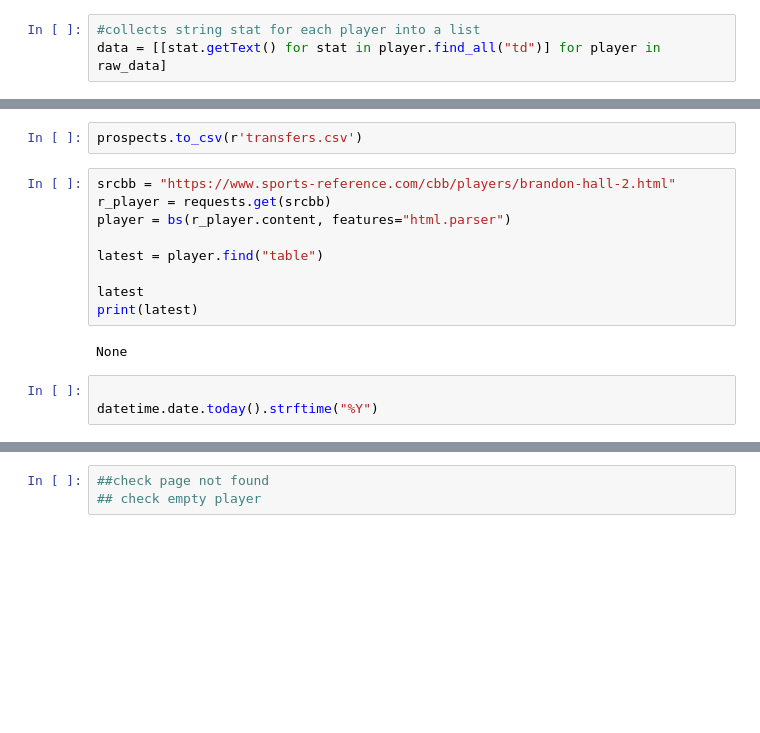
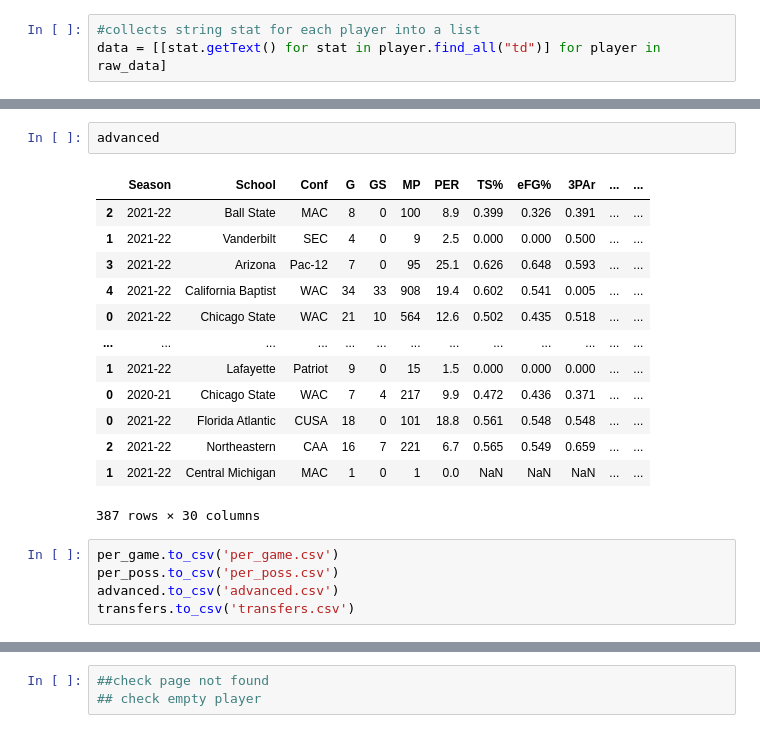
Before and after one commit to andrewli2403/ncaa-transfer-portal-evaluator, a Jupyter notebook: data_collector.ipynb, the cells around one changed output, grey strips where cells are left out. Drawn from its saved outputs; the diff is of its cells as text; blank space fills up the shorter version.

```diff
--- a/data_collector.ipynb
+++ b/data_collector.ipynb
@@ -195,16 +245,21 @@ prospects
+# %%
+advanced
+# %% [output]
+|  | Season | School | Conf | G | GS | MP | PER | TS% | eFG% | 3PAr | ... | ... |
+| 2 | 2021-22 | Ball State | MAC | 8 | 0 | 100 | 8.9 | 0.399 | 0.326 | 0.391 | ... | ... |
+| 1 | 2021-22 | Vanderbilt | SEC | 4 | 0 | 9 | 2.5 | 0.000 | 0.000 | 0.500 | ... | ... |
+| 3 | 2021-22 | Arizona | Pac-12 | 7 | 0 | 95 | 25.1 | 0.626 | 0.648 | 0.593 | ... | ... |
+| 4 | 2021-22 | California Baptist | WAC | 34 | 33 | 908 | 19.4 | 0.602 | 0.541 | 0.005 | ... | ... |
+| 0 | 2021-22 | Chicago State | WAC | 21 | 10 | 564 | 12.6 | 0.502 | 0.435 | 0.518 | ... | ... |
+| ... | ... | ... | ... | ... | ... | ... | ... | ... | ... | ... | ... | ... |
+| 1 | 2021-22 | Lafayette | Patriot | 9 | 0 | 15 | 1.5 | 0.000 | 0.000 | 0.000 | ... | ... |
+| 0 | 2020-21 | Chicago State | WAC | 7 | 4 | 217 | 9.9 | 0.472 | 0.436 | 0.371 | ... | ... |
+| 0 | 2021-22 | Florida Atlantic | CUSA | 18 | 0 | 101 | 18.8 | 0.561 | 0.548 | 0.548 | ... | ... |
+| 2 | 2021-22 | Northeastern | CAA | 16 | 7 | 221 | 6.7 | 0.565 | 0.549 | 0.659 | ... | ... |
+| 1 | 2021-22 | Central Michigan | MAC | 1 | 0 | 1 | 0.0 | NaN | NaN | NaN | ... | ... |
+387 rows × 30 columns
 # %%
-prospects.to_csv(r'transfers.csv')
+per_game.to_csv('per_game.csv')
+per_poss.to_csv('per_poss.csv')
+advanced.to_csv('advanced.csv')
+transfers.to_csv('transfers.csv')
-# %%
-srcbb = "https://www.sports-reference.com/cbb/players/brandon-hall-2.html"
-r_player = requests.get(srcbb)
-player = bs(r_player.content, features="html.parser")
-
-latest = player.find("table")
-
-latest
-print(latest)
-# %% [output]
-None
-# %%
-
-datetime.date.today().strftime("%Y")
```
Also changed, not shown: parts of 12 cells of this notebook, 8 other files.
